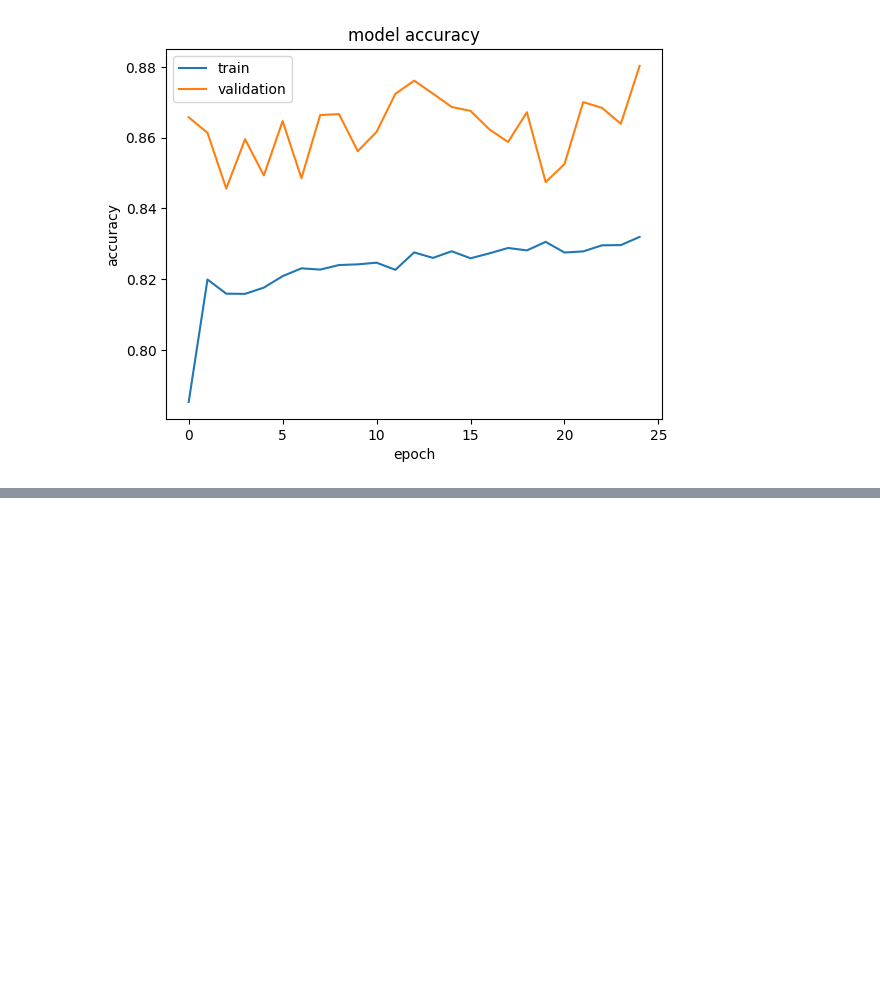
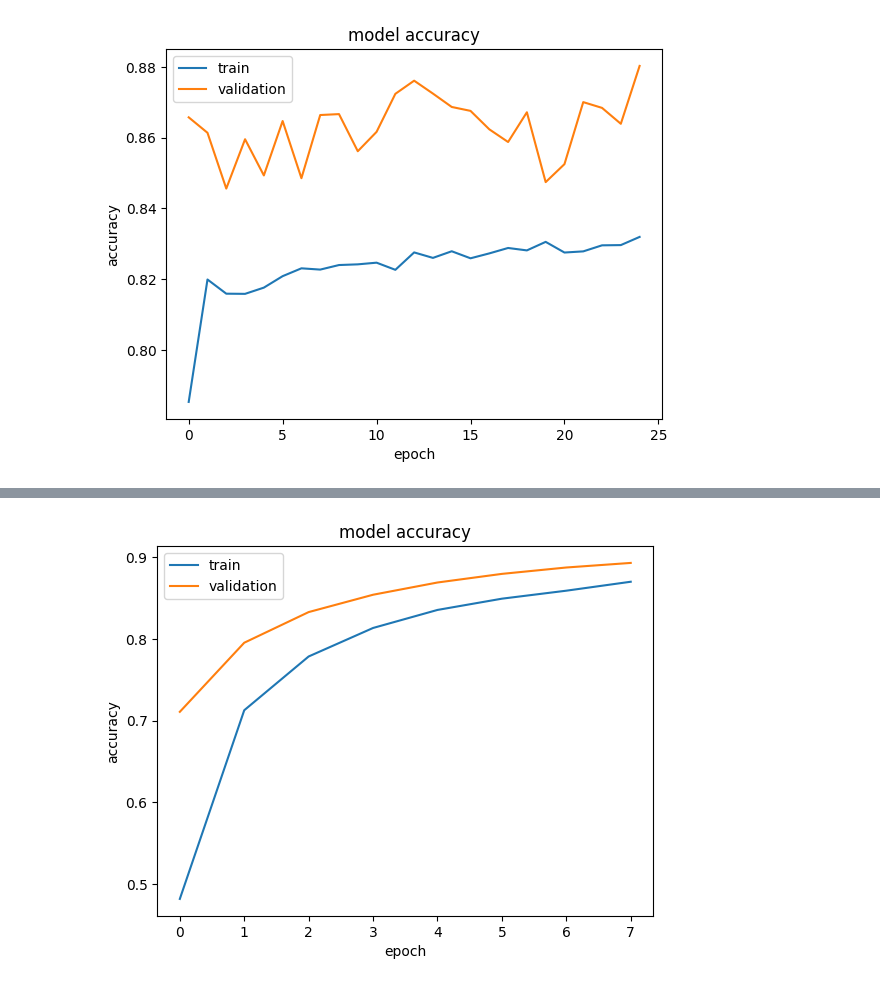
Before and after one commit to forster-j/AgronomiCare, a Jupyter notebook: notebooks/EfficientNetB0.ipynb, the cells around one changed output, grey strips where cells are left out. Cells and saved outputs as stored; diff of their text form; code cells hidden in the pictures; blank space fills up the shorter version.

Commit message:
EfficientNetB0 Model hopefully almost done

```diff
--- a/notebooks/EfficientNetB0.ipynb
+++ b/notebooks/EfficientNetB0.ipynb
@@ -128,5 +151,5 @@ def build_model(num_classes):
 # %%
 model = build_model(num_classes=39)
 
-epochs = 25  # @param {type: "slider", min:8, max:80}
-hist = model.fit(train_ds, epochs=epochs, validation_data=val_ds)
+epochs = 12  # @param {type: "slider", min:8, max:80}
+#hist = model.fit(train_ds, epochs=epochs, validation_data=val_ds)
@@ -164,3 +168,24 @@ def plot_hist(hist):
 plot_hist(hist)
 # %% [output]
 [figure]
+# %%
+#next we want to unfreeze a couple of layers and retrain with own data
+
+import tensorflow as tf
+
+def unfreeze_model_and_clone(model):
+    # Clone the original model
+    unfrozen_model = tf.keras.models.clone_model(model)
+    unfrozen_model.set_weights(model.get_weights())  # Copy weights
+
+    # Unfreeze the top 10 layers while leaving BatchNorm layers frozen
+    for layer in unfrozen_model.layers[-10:]:
+        if not isinstance(layer, tf.keras.layers.BatchNormalization):
+            layer.trainable = True
+
+    optimizer = tf.keras.optimizers.legacy.Adam(learning_rate=1e-5)
+    unfrozen_model.compile(
+        optimizer=optimizer, loss="categorical_crossentropy", metrics=["accuracy"]
+    )
+
+    return unfrozen_model
@@ -166,0 +202,9 @@ plot_hist(hist)
+# %%
+# Create a new model with unfrozen layers
+unfrozen_model2 = unfreeze_model_and_clone(model)
+
+epochs = 8
+hist = unfrozen_model2.fit(train_ds, epochs=epochs, validation_data=val_ds)
+
+plot_hist(hist)
+# %% [output]
@@ -166,0 +227 @@ plot_hist(hist)
+[figure, added]
```
Also changed, not shown: parts of 28 cells of this notebook.
